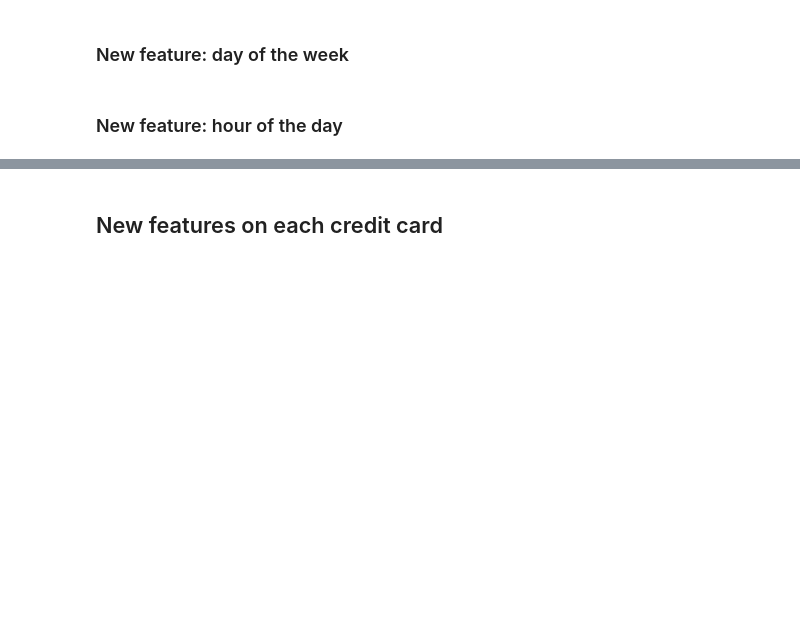
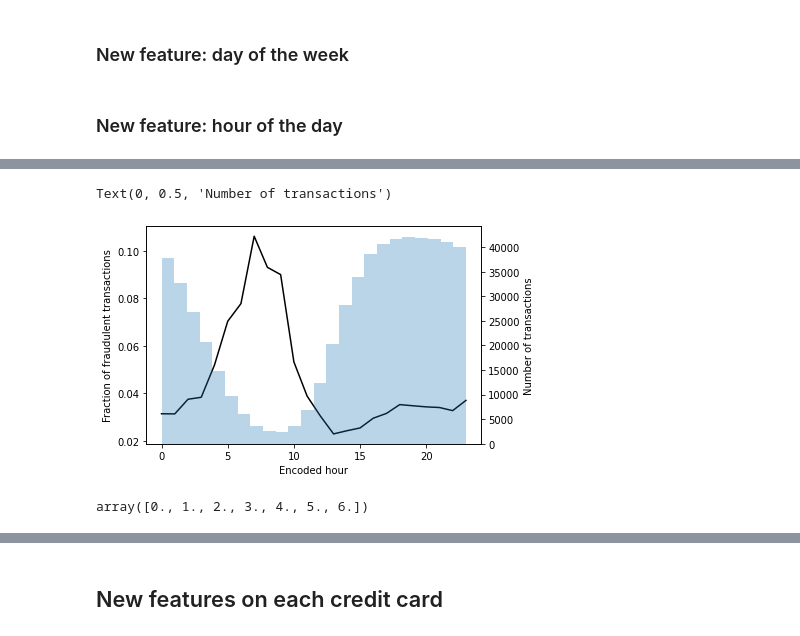
Before and after one commit to mariia-rum/project_fraud, a Jupyter notebook: notebooks/Models_Antonia.ipynb, the cells around one changed output, grey strips where cells are left out. Saved outputs shown, nothing was run; the diff lists cells and outputs as text; code cells hidden in the pictures; blank space fills up the shorter version.

```diff
--- a/notebooks/Models_Antonia.ipynb
+++ b/notebooks/Models_Antonia.ipynb
@@ -193,14 +180,21 @@ KeyError: 'isFraud'
 # %%
 # create a feature which encodes the (relative) hour of the day
 
-train_df['hours'] = make_hour_feature(train_df)
+df['hours'] = make_hour_feature(df)
 
-plt.plot(train.groupby('hours').mean()['isFraud'], color='k')
+plt.plot(df.groupby('hours').mean()['isFraud'], color='k')
 
 ax = plt.gca()
 ax2 = ax.twinx()
-_ = ax2.hist(train['hours'], alpha=0.3, bins=24)
+_ = ax2.hist(df['hours'], alpha=0.3, bins=24)
 ax.set_xlabel('Encoded hour')
 ax.set_ylabel('Fraction of fraudulent transactions')
 
 ax2.set_ylabel('Number of transactions')
+# %% [output]
+Text(0, 0.5, 'Number of transactions')
+[figure, added]
+# %%
+df.weekday.unique()
+# %% [output]
+array([0., 1., 2., 3., 4., 5., 6.])
```
Also changed, not shown: parts of 59 cells of this notebook.
